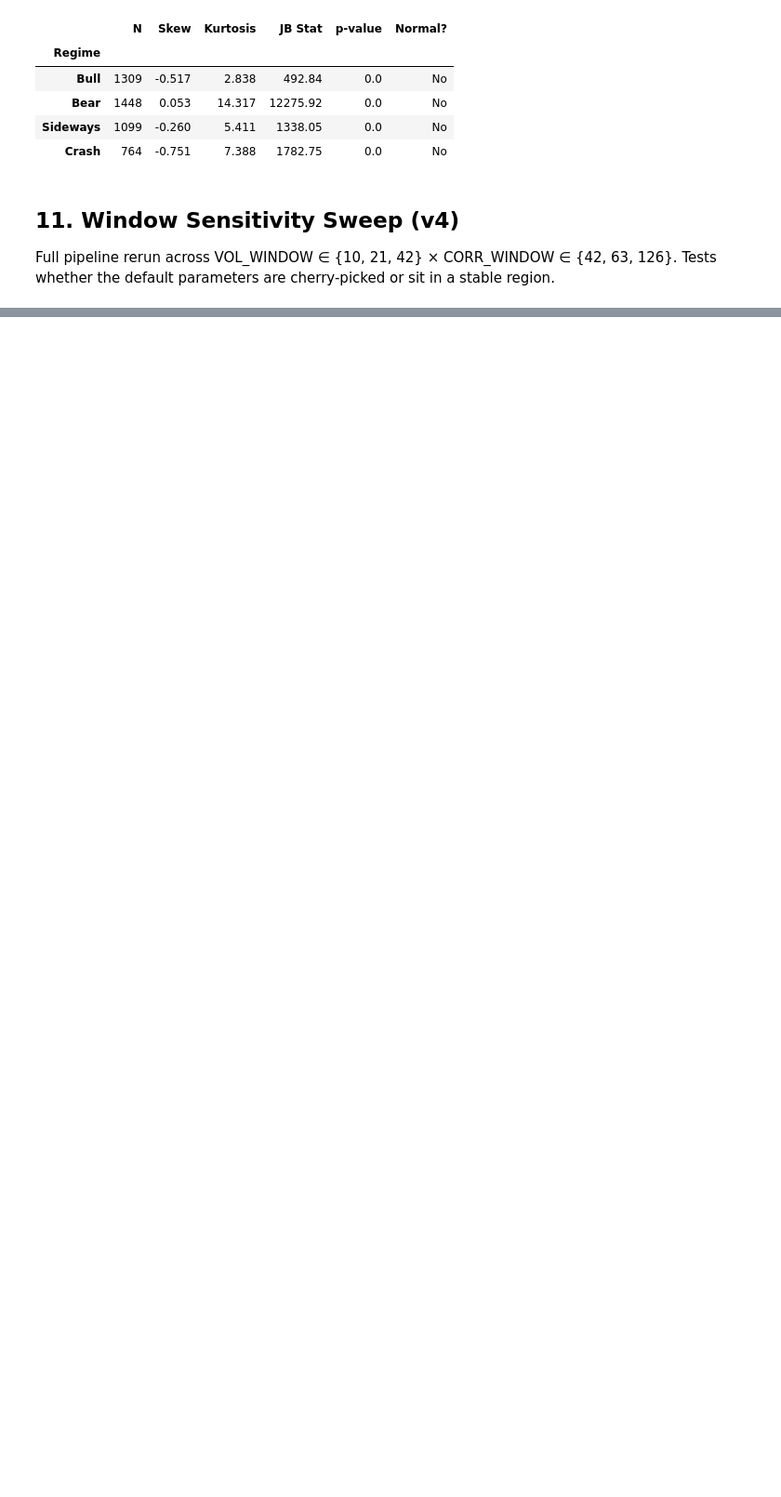
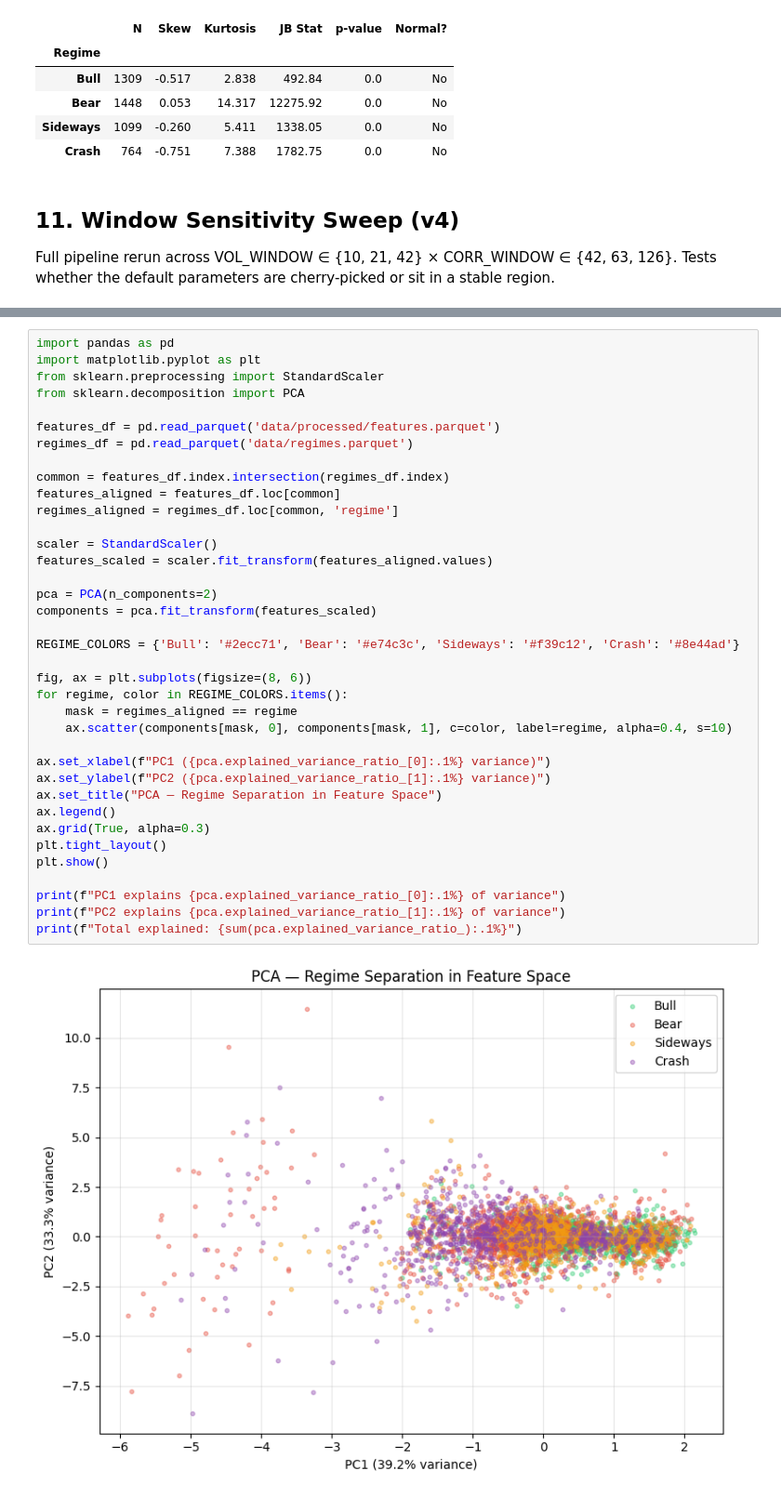
Before and after one commit to AbdelkrimCode/regime-adaptive-portfolio, a Jupyter notebook: notebooks/exploration.ipynb, the cells around one changed output, grey strips where cells are left out. Shown at 93% size. Drawn from its saved outputs; the diff is of its cells as text; blank space fills up the shorter version.

```diff
--- a/notebooks/exploration.ipynb
+++ b/notebooks/exploration.ipynb
@@ -504,0 +513,39 @@ Default (VOL=21, CORR=63) held-out Sharpe: 0.760
+# %%
+import pandas as pd
+import matplotlib.pyplot as plt
+from sklearn.preprocessing import StandardScaler
+from sklearn.decomposition import PCA
+
+features_df = pd.read_parquet('data/processed/features.parquet')
+regimes_df = pd.read_parquet('data/regimes.parquet')
+
+common = features_df.index.intersection(regimes_df.index)
+features_aligned = features_df.loc[common]
+regimes_aligned = regimes_df.loc[common, 'regime']
+
+scaler = StandardScaler()
+features_scaled = scaler.fit_transform(features_aligned.values)
+
+pca = PCA(n_components=2)
+components = pca.fit_transform(features_scaled)
+
+REGIME_COLORS = {'Bull': '#2ecc71', 'Bear': '#e74c3c', 'Sideways': '#f39c12', 'Crash': '#8e44ad'}
+
+fig, ax = plt.subplots(figsize=(8, 6))
+for regime, color in REGIME_COLORS.items():
+    mask = regimes_aligned == regime
+    ax.scatter(components[mask, 0], components[mask, 1], c=color, label=regime, alpha=0.4, s=10)
+
+ax.set_xlabel(f"PC1 ({pca.explained_variance_ratio_[0]:.1%} variance)")
+ax.set_ylabel(f"PC2 ({pca.explained_variance_ratio_[1]:.1%} variance)")
+ax.set_title("PCA — Regime Separation in Feature Space")
+ax.legend()
+ax.grid(True, alpha=0.3)
+plt.tight_layout()
+plt.show()
+
+print(f"PC1 explains {pca.explained_variance_ratio_[0]:.1%} of variance")
+print(f"PC2 explains {pca.explained_variance_ratio_[1]:.1%} of variance")
+print(f"Total explained: {sum(pca.explained_variance_ratio_):.1%}")
+# %% [output]
+[figure, added]
```
Also changed, not shown: parts of 17 cells of this notebook.
